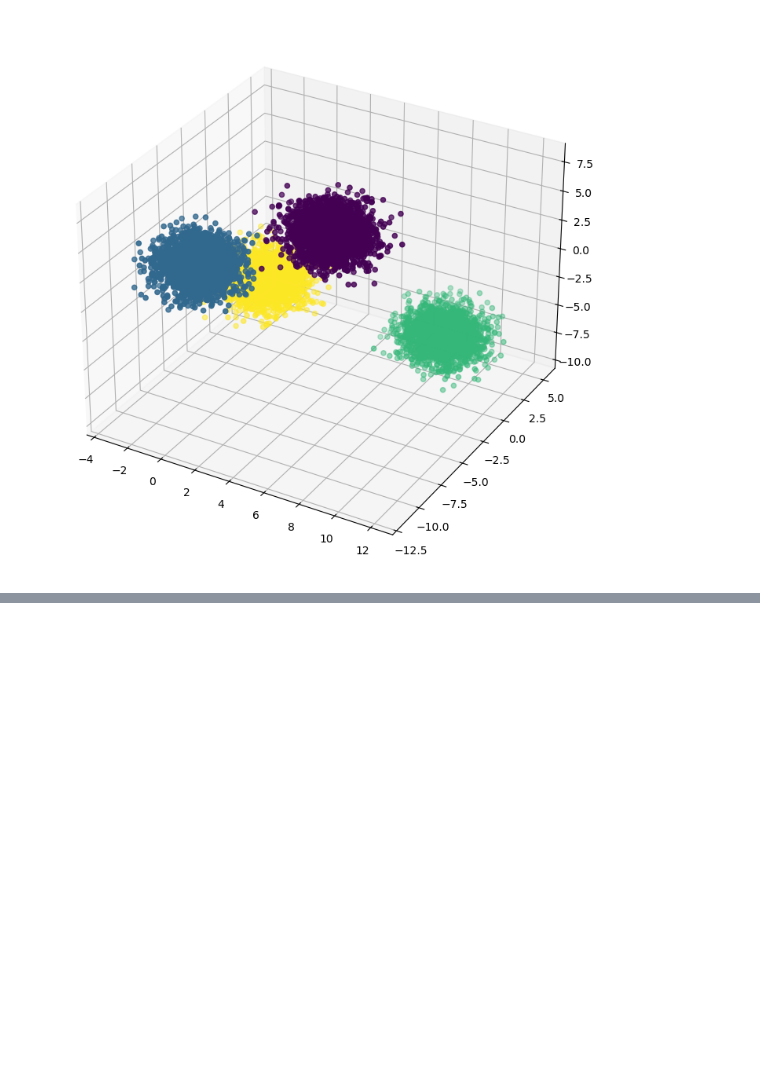
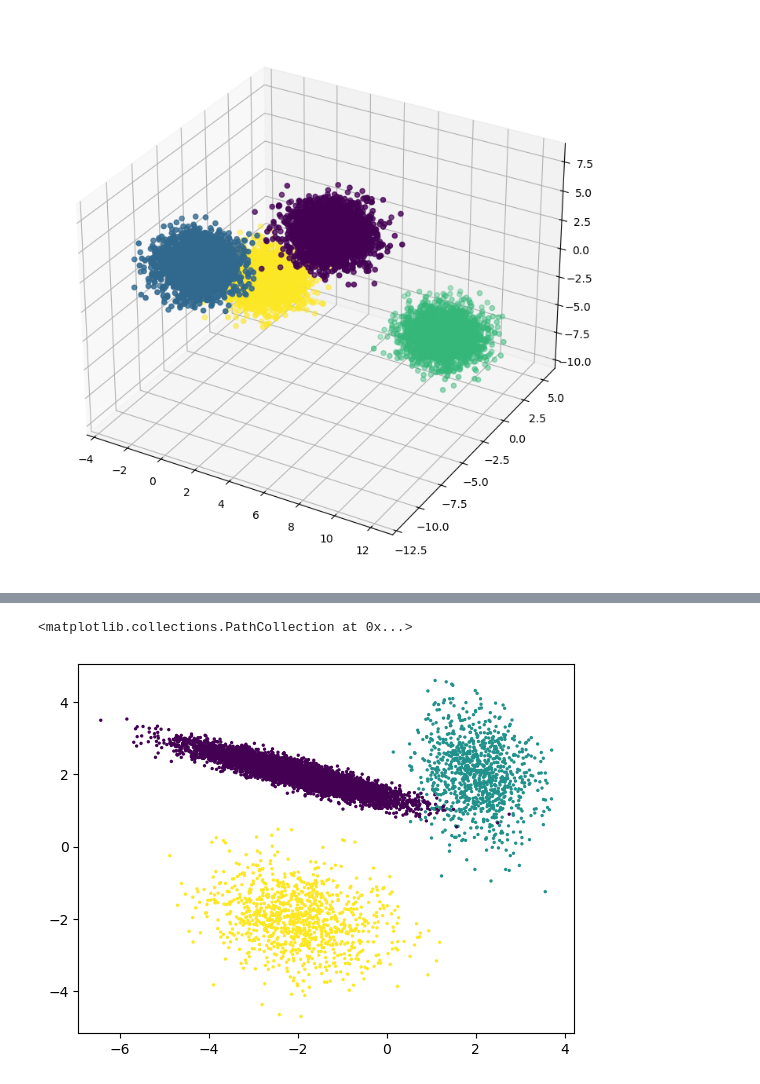
Before and after one commit to kev065/sklearn-make-blobs, a Jupyter notebook: index.ipynb, the cells around one changed output, grey strips where cells are left out. Drawn from its saved outputs; the diff is of its cells as text; code cells hidden in the pictures; blank space fills up the shorter version.

```diff
--- a/index.ipynb
+++ b/index.ipynb
@@ -64,0 +106,19 @@ ax.scatter3D(df['a'], df['b'], df['c'], c=y)
+# %%
+# Imbalanced data
+X, y = make_classification(n_samples=10000,
+                           n_features=2,
+                           n_informative=2,
+                           n_redundant=0,
+                           n_repeated=0,
+                           n_classes=3,
+                           n_clusters_per_class=1,
+                           class_sep=2,
+                           flip_y=0,
+                           weights=[0.8,0.1,0.1],  # one cluster is 80% of the data
+                           random_state=13,
+                          )
+df = pd.DataFrame(dict(a=X[:,0], b=X[:,1],label=y))
+plt.scatter(df['a'], df['b'], c=y, s=2)
+# %% [output]
+<matplotlib.collections.PathCollection at 0x...>
+[figure, added]
```
Also changed, not shown: parts of 5 cells of this notebook.
